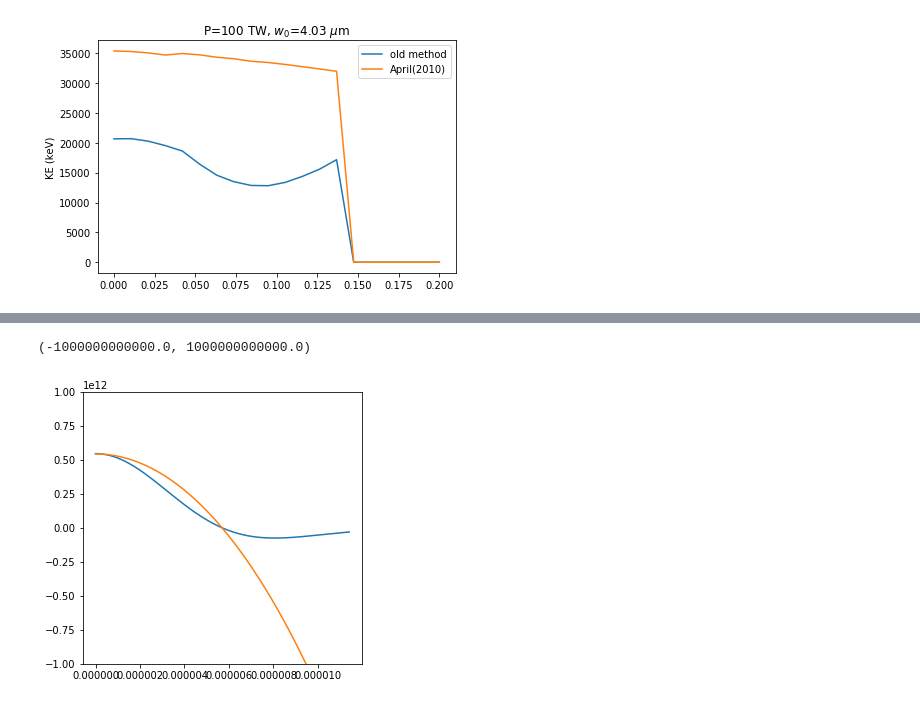
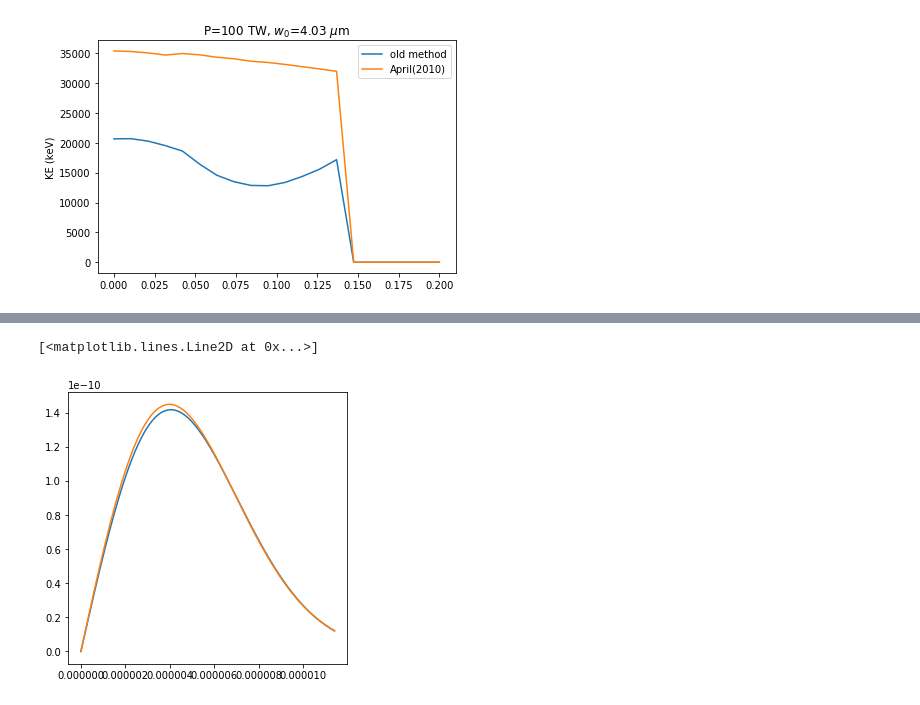
Before and after one commit to spencerjolly/RPLB-acc, a Jupyter notebook: April_2D_test.ipynb, the cells around one changed output, grey strips where cells are left out. Drawn from its saved outputs; the diff is of its cells as text; code cells hidden in the pictures.

Commit message:
correct error in 2D April model

```diff
--- a/April_2D_test.ipynb
+++ b/April_2D_test.ipynb
@@ -215,13 +278,11 @@ plt.plot(time, B_t_April)
 # %%
 # initialize constants (SI units)
 c = 2.99792458e8  # speed of light
-m_e = 9.10938356e-31
-q_e = 1.60217662e-19
 e_0 = 8.85418782e-12
 lambda_0 = 1800e-9  # central wavelength
 omega_0 = 2*np.pi*c/lambda_0
 
-s = 150
+s = 57.5
 tau_FWHM = np.sqrt(2)*s*np.sqrt(2**(2/(s+1))-1)/omega_0
 tau_0 = s*np.sqrt(np.exp(2/(s+1))-1)/omega_0
 
@@ -230,90 +291,55 @@ half_angle = np.arcsin(NA)
 a = 2/(np.sin(half_angle)*np.tan(half_angle)*2*np.pi/lambda_0)  # set confocal parameter
 w_0 = 2/(np.tan(half_angle)*2*np.pi/lambda_0)  # set beam waist
 
-P = 1e12  # FL power
-Psi_0 = 0.0*np.pi
-# Group Delay Dispersion s^2
-phi_2 = 0*(1e-15)**2
-# stretched pulse duration
-tau = np.sqrt(tau_0**2 + (2*phi_2/tau_0)**2)
+P = 1  # FL power
 
-time = 0.0
-
+## original (Salamin) field model
 # calculate Rayleigh range
 z_R = (omega_0*w_0**2)/(2*c)
 # perturbation parameter
 eps = w_0/z_R
 # amplitude factor
-# amplitude factor
 P_corr = 1 + 3*(eps/2)**2 + 9*(eps/2)**4
 Amp = np.sqrt(8*P/(P_corr*np.pi*e_0*c)) * (omega_0/(2*c))
 
 r = np.linspace(0, 2, 500)*w_0
-z = 0.0*z_R
 
 rho = r/w_0
+trans = np.exp(-(rho)**2)
 
-phi_G = np.arctan(z/z_R)
-w = w_0*np.sqrt(1+(z/z_R)**2)
-R_inv = z/(z**2 + z_R**2)
-phi_norm = Psi_0-(omega_0/c)*(0.0*z+(R_inv*(rho*w_0)**2)/2)+omega_0*time
-trans = np.exp(-(rho*w_0/w)**2)
+E_r = np.real(Amp*trans*(eps +
+                       (-(1/2) + rho**2 - (1/4)*rho**4)*eps**3 +
+                       (-(3/8) - (3/8)*rho**2 + (17/16)*rho**4 -
+                        (3/8)*rho**6 + (1/32)*rho**8)*eps**5)*np.exp(+1j*np.pi/2)*rho)
 
-c_2 = (w_0/w)**2 * np.exp(1j*(phi_norm + 2*phi_G))
-c_3 = (w_0/w)**3 * np.exp(1j*(phi_norm + 3*phi_G))
-c_4 = (w_0/w)**4 * np.exp(1j*(phi_norm + 4*phi_G))
-c_5 = (w_0/w)**5 * np.exp(1j*(phi_norm + 5*phi_G))
-c_6 = (w_0/w)**6 * np.exp(1j*(phi_norm + 6*phi_G))
-c_7 = (w_0/w)**7 * np.exp(1j*(phi_norm + 7*phi_G))
-c_8 = (w_0/w)**8 * np.exp(1j*(phi_norm + 8*phi_G))
-
-env_temp = np.exp(-((phi_norm-Psi_0)/(omega_0*tau))**2)
-temp_phase = np.exp(1j*(2*phi_2/(tau_0**4+(2*phi_2)**2))*(time-0.0*z/c)**2)
-pulse_prep = (tau_0/tau)*env_temp*temp_phase
-
-E_z_time = pulse_prep*((c_2 - c_3*rho**2)*eps**2 +
-                       ((1/2)*c_3 + (1/2)*c_4*rho**2 - (5/4)*c_5*rho**4 + (1/4)*c_6*rho**6)*eps**4)
-
-E_r_time = pulse_prep*((c_2)*eps +
-                       (-(1/2)*c_3 + c_4*rho**2 - (1/4)*c_5*rho**4)*eps**3 +
-                       (-(3/8)*c_4 - (3/8)*c_5*rho**2 + (17/16)*c_6*rho**4 -
-                        (3/8)*c_7*rho**6 + (1/32)*c_8*rho**8)*eps**5)*np.exp(+1j*np.pi/2)*rho
-
-B_t_time = pulse_prep*((c_2)*eps +
-                       ((1/2)*c_3 + (1/2)*c_4*rho**2 - (1/4)*c_5*rho**4)*eps**3 +
-                       ((3/8)*c_4 + (3/8)*c_5*rho**2 + (3/16)*c_6*rho**4 -
-                        (1/4)*c_7*rho**6 + (1/32)*c_8*rho**8)*eps**5)*np.exp(+1j*np.pi/2)*rho/c
-
-E_z = np.real(Amp*trans*E_z_time)
-
+## April field model
 # amplitude factor
 Amp = np.sqrt(8*P/(np.pi*e_0*c))*a*c/(2*omega_0)
 
-t_p = time + 2.0*z/c + 2*1j*a/c
-t_m = time - 0.0*z/c
-R_t = np.sqrt(r**2 + (z+1j*a)**2)
+R_t = np.sqrt(r**2 + (1j*a)**2)
+t_p = R_t/c + 1j*a/c
+t_m = -R_t/c + 1j*a/c
 f_zero_p = (1-1j*omega_0*t_p/s)**(-(s+1))
 f_zero_m = (1-1j*omega_0*t_m/s)**(-(s+1))
 f_one_p = (s+1)*(1j*omega_0/s)*(1-1j*omega_0*t_p/s)**(-(s+2))
 f_one_m = (s+1)*(1j*omega_0/s)*(1-1j*omega_0*t_m/s)**(-(s+2))
 f_two_p = (s+2)*(s+1)*(1j*omega_0/s)**2 * (1-1j*omega_0*t_p/s)**(-(s+3))
 f_two_m = (s+2)*(s+1)*(1j*omega_0/s)**2 * (1-1j*omega_0*t_m/s)**(-(s+3))
 Gm_zero = f_zero_m - f_zero_p
 Gm_one = f_one_m - f_one_p
 Gp_one = f_one_m + f_one_p
 Gm_two = f_two_m - f_two_p
 Gp_two = f_two_m + f_two_p
-Ct = (z+1j*a)/R_t
+Ct = (1j*a)/R_t
 St = r/R_t
 S2t = 2*St*Ct
-CEP_term = np.exp(1j*(Psi_0+np.pi/2))
+CEP_term = np.exp(1j*(np.pi/2))
 
-E_z_April = np.real(CEP_term * (Amp/R_t) * (((3*Ct**2 - 1)/R_t) * (Gm_zero/R_t + Gp_one/c) - (St**2*Gm_two/c**2)))
+E_r_April = np.real(CEP_term * (3*Amp*S2t/(2*R_t)) * ((Gm_zero/R_t**2) + (Gp_one/(c*R_t)) + (Gm_two/(3*c**2))))
 
 fig = plt.figure(figsize=[5, 5])
-plt.plot(r, E_z)
-plt.plot(r, E_z_April)
-plt.ylim(-1e12, 1e12)
+plt.plot(r, E_r)
+plt.plot(r, E_r_April)
 # %% [output]
-(-1000000000000.0, 1000000000000.0)
+[<matplotlib.lines.Line2D at 0x...>]
-[figure, old version]
+[figure, new version]
```
Also changed, not shown: parts of 2 cells of this notebook, 1 other file.
